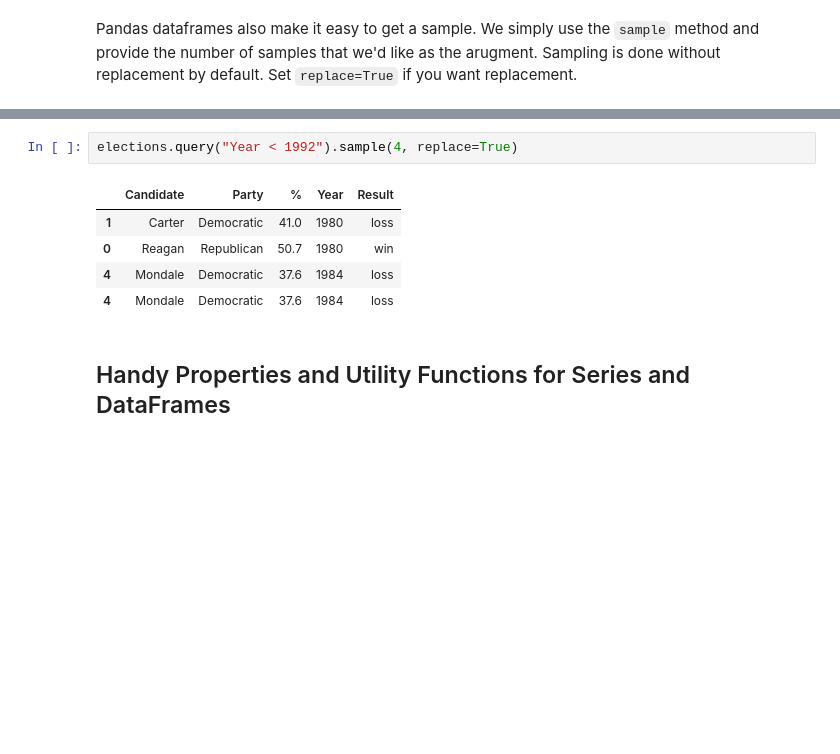
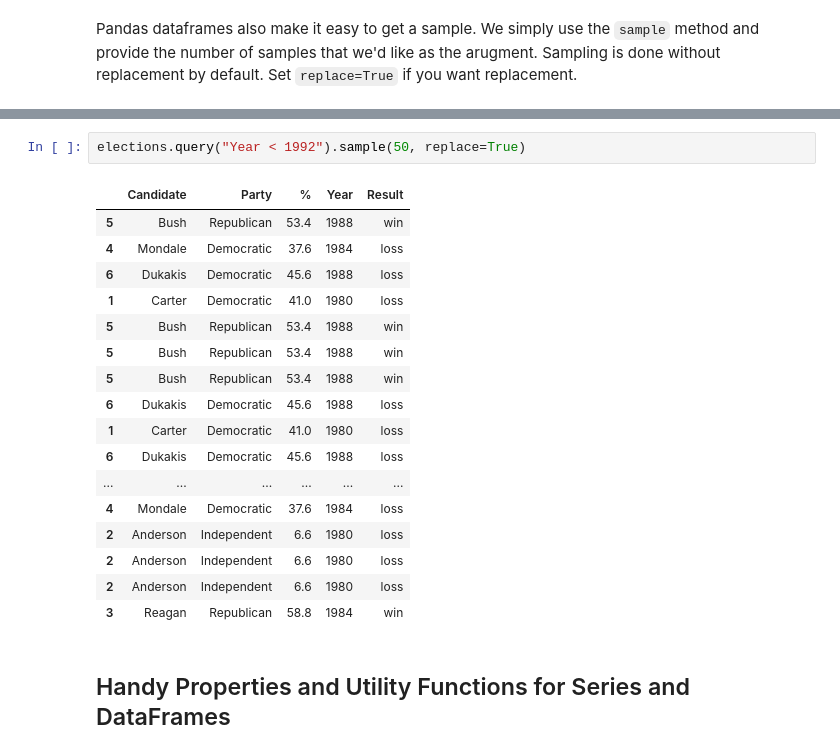
Before and after one commit to shayabarry/fa19, a Jupyter notebook: lecture/lec04/04-pandas-basics.ipynb, the cells around one changed output, grey strips where cells are left out. Drawn from its saved outputs; the diff is of its cells as text; blank space fills up the shorter version.

```diff
--- a/lecture/lec04/04-pandas-basics.ipynb
+++ b/lecture/lec04/04-pandas-basics.ipynb
@@ -632,11 +629,23 @@ elections.sample(10)
 # %%
-elections.query("Year < 1992").sample(4, replace=True)
+elections.query("Year < 1992").sample(50, replace=True)
 # %% [output]
 |  | Candidate | Party | % | Year | Result |
+| 5 | Bush | Republican | 53.4 | 1988 | win |
+| 4 | Mondale | Democratic | 37.6 | 1984 | loss |
+| 6 | Dukakis | Democratic | 45.6 | 1988 | loss |
 | 1 | Carter | Democratic | 41.0 | 1980 | loss |
-| 0 | Reagan | Republican | 50.7 | 1980 | win |
+| 5 | Bush | Republican | 53.4 | 1988 | win |
+| 5 | Bush | Republican | 53.4 | 1988 | win |
+| 5 | Bush | Republican | 53.4 | 1988 | win |
+| 6 | Dukakis | Democratic | 45.6 | 1988 | loss |
+| 1 | Carter | Democratic | 41.0 | 1980 | loss |
+| 6 | Dukakis | Democratic | 45.6 | 1988 | loss |
+| ... | ... | ... | ... | ... | ... |
 | 4 | Mondale | Democratic | 37.6 | 1984 | loss |
-| 4 | Mondale | Democratic | 37.6 | 1984 | loss |
+| 2 | Anderson | Independent | 6.6 | 1980 | loss |
+| 2 | Anderson | Independent | 6.6 | 1980 | loss |
+| 2 | Anderson | Independent | 6.6 | 1980 | loss |
+| 3 | Reagan | Republican | 58.8 | 1984 | win |
 # %% [markdown]
 ## Handy Properties and Utility Functions for Series and DataFrames
 # %% [markdown]
```
Also changed, not shown: parts of 38 cells of this notebook, 3 other files.
